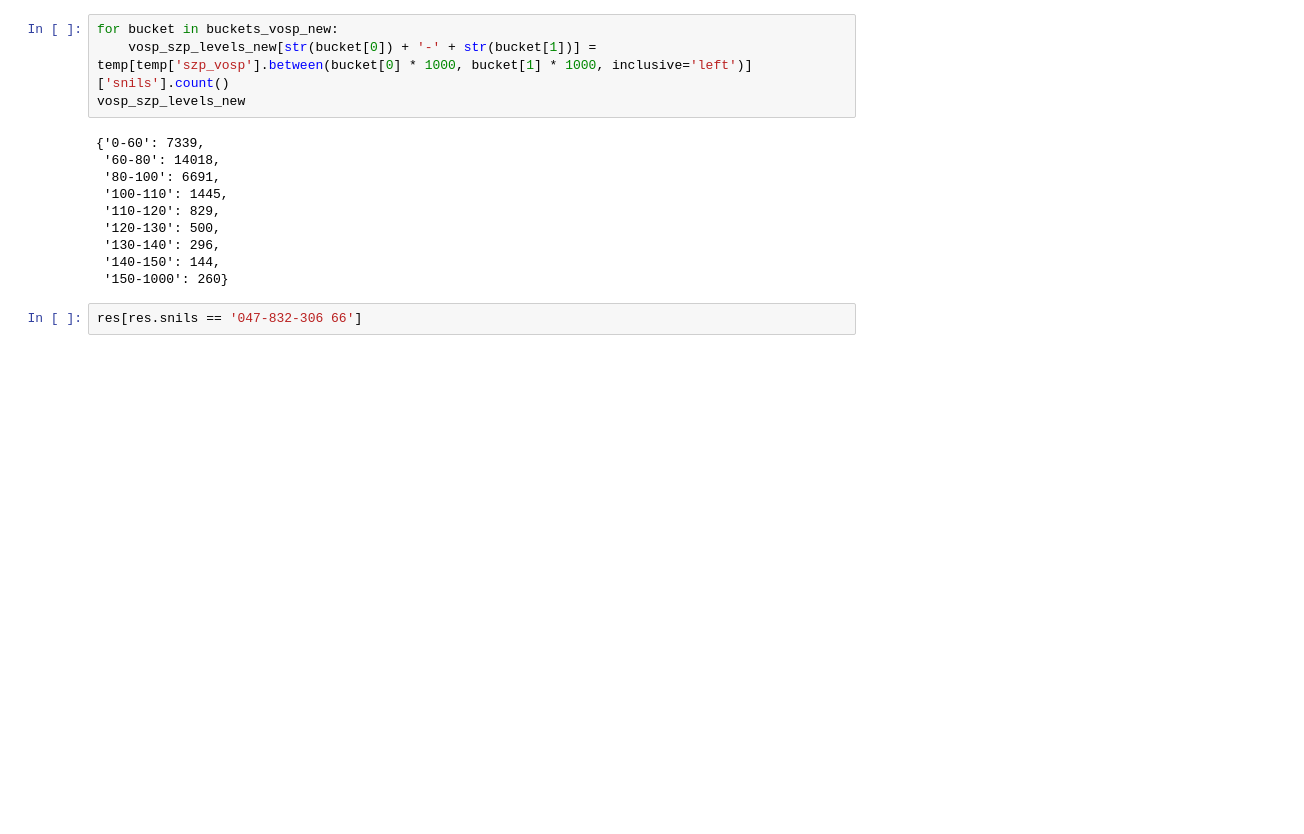
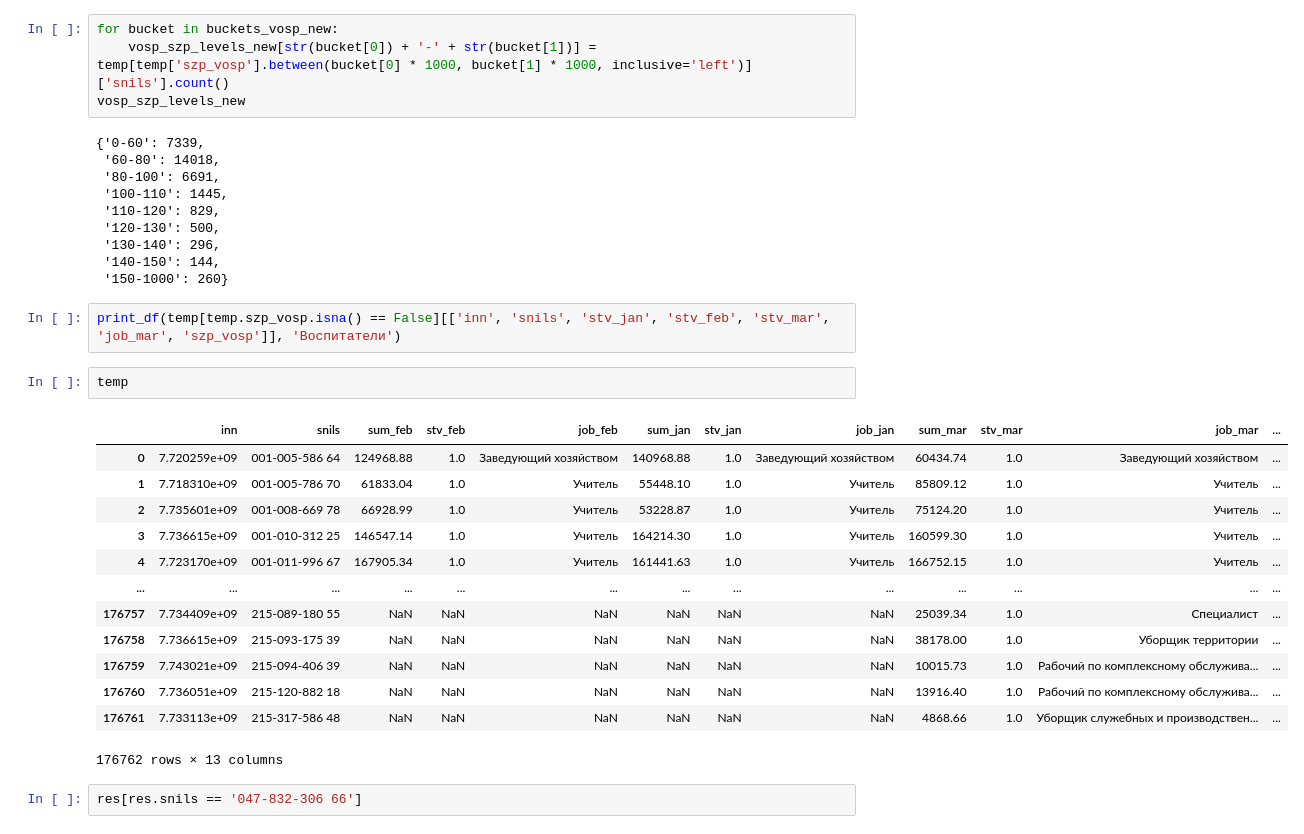
Before and after one commit to Mr-Maxraw/cfo-parser, a Jupyter notebook: counting/szp.ipynb, the cells around one changed output. Saved outputs shown, nothing was run; the diff lists cells and outputs as text; blank space fills up the shorter version.

```diff
--- a/counting/szp.ipynb
+++ b/counting/szp.ipynb
@@ -285,6 +361,24 @@ vosp_szp_levels_new
  '130-140': 296,
  '140-150': 144,
  '150-1000': 260}
+# %%
+print_df(temp[temp.szp_vosp.isna() == False][['inn', 'snils', 'stv_jan', 'stv_feb', 'stv_mar', 'job_mar', 'szp_vosp']], 'Воспитатели')
+# %%
+temp
+# %% [output]
+|  | inn | snils | sum_feb | stv_feb | job_feb | sum_jan | stv_jan | job_jan | sum_mar | stv_mar | job_mar | ... |
+| 0 | 7.720259e+09 | 001-005-586 64 | 124968.88 | 1.0 | Заведующий хозяйством | 140968.88 | 1.0 | Заведующий хозяйством | 60434.74 | 1.0 | Заведующий хозяйством | ... |
+| 1 | 7.718310e+09 | 001-005-786 70 | 61833.04 | 1.0 | Учитель | 55448.10 | 1.0 | Учитель | 85809.12 | 1.0 | Учитель | ... |
+| 2 | 7.735601e+09 | 001-008-669 78 | 66928.99 | 1.0 | Учитель | 53228.87 | 1.0 | Учитель | 75124.20 | 1.0 | Учитель | ... |
+| 3 | 7.736615e+09 | 001-010-312 25 | 146547.14 | 1.0 | Учитель | 164214.30 | 1.0 | Учитель | 160599.30 | 1.0 | Учитель | ... |
+| 4 | 7.723170e+09 | 001-011-996 67 | 167905.34 | 1.0 | Учитель | 161441.63 | 1.0 | Учитель | 166752.15 | 1.0 | Учитель | ... |
+| ... | ... | ... | ... | ... | ... | ... | ... | ... | ... | ... | ... | ... |
+| 176757 | 7.734409e+09 | 215-089-180 55 | NaN | NaN | NaN | NaN | NaN | NaN | 25039.34 | 1.0 | Специалист | ... |
+| 176758 | 7.736615e+09 | 215-093-175 39 | NaN | NaN | NaN | NaN | NaN | NaN | 38178.00 | 1.0 | Уборщик территории | ... |
+| 176759 | 7.743021e+09 | 215-094-406 39 | NaN | NaN | NaN | NaN | NaN | NaN | 10015.73 | 1.0 | Рабочий по комплексному обслужива... | ... |
+| 176760 | 7.736051e+09 | 215-120-882 18 | NaN | NaN | NaN | NaN | NaN | NaN | 13916.40 | 1.0 | Рабочий по комплексному обслужива... | ... |
+| 176761 | 7.733113e+09 | 215-317-586 48 | NaN | NaN | NaN | NaN | NaN | NaN | 4868.66 | 1.0 | Уборщик служебных и производствен... | ... |
+176762 rows × 13 columns
 # %%
 res[res.snils == '047-832-306 66']
 # %% [output]
```
Also changed, not shown: parts of 28 cells of this notebook, 5 other files.
